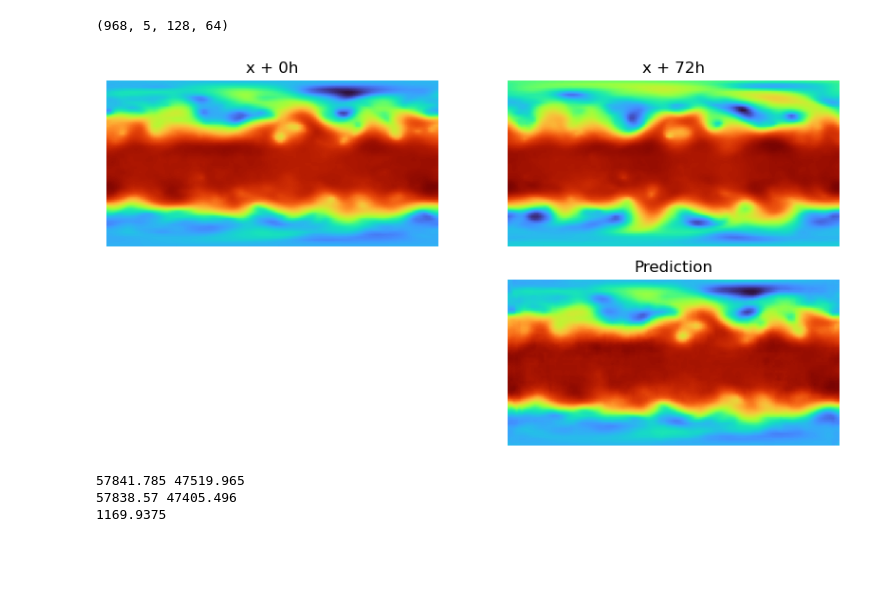
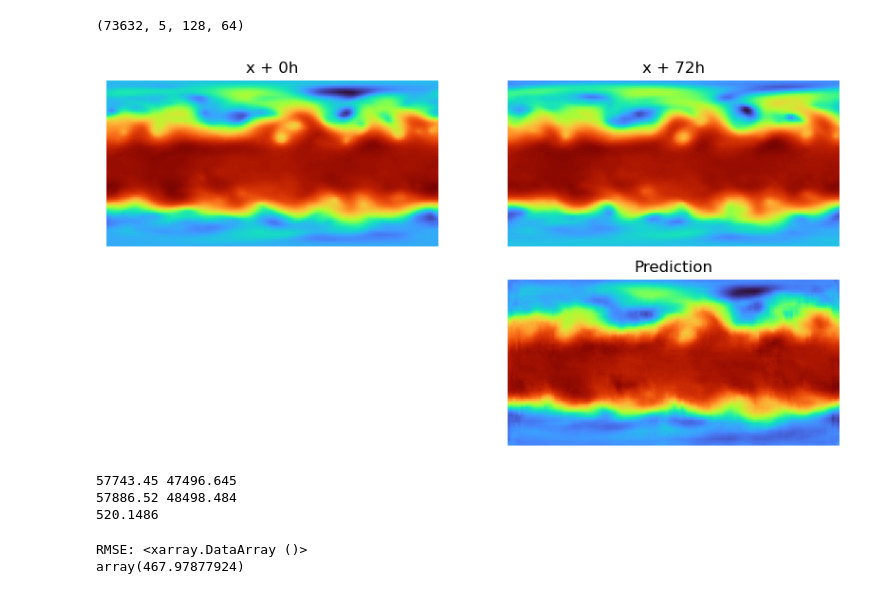
Before and after one commit to HendricSch/LatentUmbrellaNet, a Jupyter notebook: baseline_network_direct.ipynb, the cells around one changed output. Drawn from its saved outputs; the diff is of its cells as text; code cells hidden in the pictures; blank space fills up the shorter version.

```diff
--- a/baseline_network_direct.ipynb
+++ b/baseline_network_direct.ipynb
@@ -155,16 +140,15 @@ NameError: name 'exit' is not defined
 # %%
-model = BaseLineNetworkDirect.load_from_checkpoint("weights/baseline.ckpt").to("cpu")
+model = BaseLineNetworkDirect.load_from_checkpoint("baseline_direct_24.ckpt").to("cpu")
 model.eval()
 model.freeze()
 
-dataset = BaseLineDatasetDirect(path="train.memmap")
+dataset = BaseLineDatasetDirect(path="train.memmap", forecast_steps=4)
 
 print(dataset.data.shape)
 # %% [output]
-(968, 5, 128, 64)
+(73632, 5, 128, 64)
 # %%
-x, _ = dataset[0]
-y, _ = dataset[12]
+x, y = dataset[1]
 
 pred = model(torch.Tensor(x).unsqueeze(0))
 pred = pred.detach().squeeze(0).numpy()
@@ -173,34 +157,72 @@ from matplotlib import pyplot as plt
 
 feature = 0
 
 fig, axs = plt.subplots(2, 2, figsize=(10, 5))
 
 axs[0, 0].imshow(x[feature].T, origin="lower", cmap="turbo")
 axs[0, 0].set_title("x + 0h")
 axs[0, 0].axis("off")
 
 axs[0, 1].imshow(y[feature].T, origin="lower", cmap="turbo")
 axs[0, 1].set_title("x + 72h")
 axs[0, 1].axis("off")
 
 axs[1, 0].axis("off")
 
 axs[1, 1].imshow(pred[feature].T, origin="lower", cmap="turbo")
 axs[1, 1].set_title("Prediction")
 axs[1, 1].axis("off")
 
 plt.show()
 
 denorm_y = dataset.denormalize_sample(y)
 denorm_pred = dataset.denormalize_sample(pred)
 
 print(denorm_y[feature].max(), denorm_y[feature].min())
 print(denorm_pred[feature].max(), denorm_pred[feature].min())
 
 rmse = np.sqrt(np.mean((denorm_y[feature] - denorm_pred[feature]) ** 2))
 print(rmse)
 # %% [output]
-[figure, old version]
+[figure, new version]
-57841.785 47519.965
-57838.57 47405.496
-1169.9375
+57743.45 47496.645
+57886.52 48498.484
+520.1486
+# %%
+import xarray as xr
+
+def compute_weighted_rmse(da_fc, da_true, mean_dims=xr.ALL_DIMS):
+    """
+    Compute the RMSE with latitude weighting from two xr.DataArrays.
+
+    Args:
+        da_fc (xr.DataArray): Forecast. Time coordinate must be validation time.
+        da_true (xr.DataArray): Truth.
+        mean_dims: dimensions over which to average score
+    Returns:
+        rmse: Latitude weighted root mean squared error
+    """
+    error = da_fc - da_true
+    weights_lat = np.cos(np.deg2rad(error.lat))
+    weights_lat /= weights_lat.mean()
+    rmse = np.sqrt(((error)**2 * weights_lat).mean(mean_dims))
+    return rmse
+
+def np_to_xr(data_np: np.ndarray, feature: int) -> xr.DataArray:
+    lat = np.linspace(-90, 90, 64)
+    lon = np.linspace(0, 360, 128)
+
+    return xr.DataArray(
+        data=data_np[feature],
+        dims=["lon", "lat"],
+        coords={"lon": lon, "lat": lat}
+    )
+
+da_true = np_to_xr(denorm_y, feature)
+da_fc = np_to_xr(denorm_pred, feature)
+
+rmse = compute_weighted_rmse(da_fc, da_true)
+print(f"RMSE: {rmse}")
+# %% [output]
+RMSE: <xarray.DataArray ()>
+array(467.97877924)
```
Also changed, not shown: parts of 2 cells of this notebook, 17 other files.
